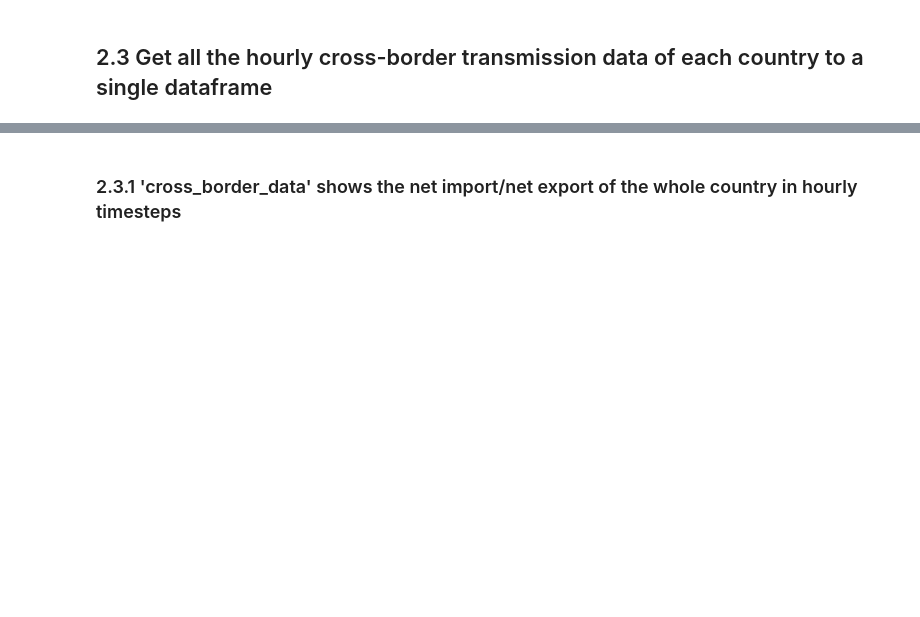
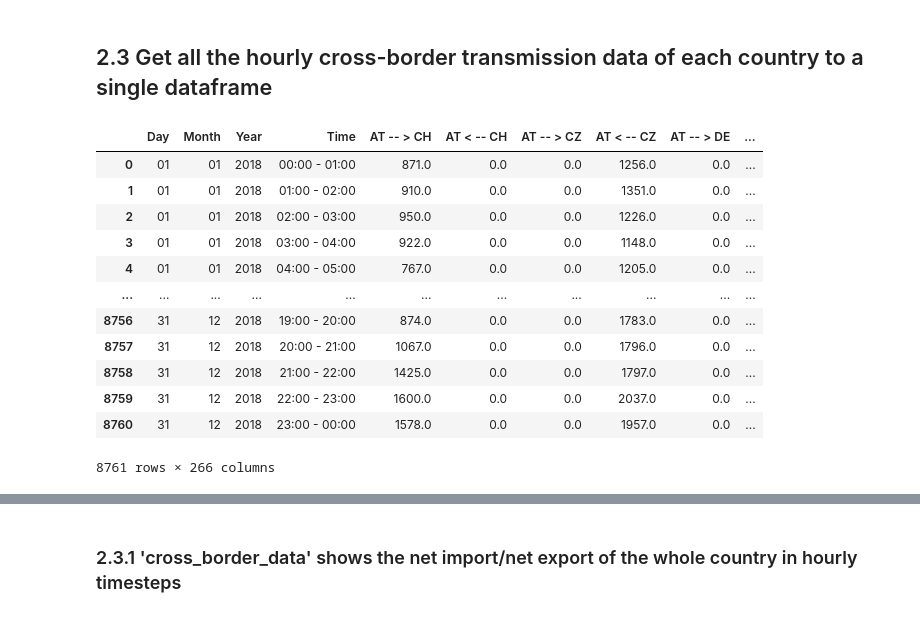
Before and after one commit to lovinduw/Consolidation, a Jupyter notebook: Scripts/main.ipynb, the cells around one changed output, grey strips where cells are left out. Drawn from its saved outputs; the diff is of its cells as text; code cells hidden in the pictures; blank space fills up the shorter version.

```diff
--- a/Scripts/main.ipynb
+++ b/Scripts/main.ipynb
@@ -98,0 +97,16 @@ crossborder_data, transmission_data = dp.cross_border(abbr_list)
+# %%
+display(transmission_data)
+# %% [output]
+|  | Day | Month | Year | Time | AT -- > CH | AT < -- CH | AT -- > CZ | AT < -- CZ | AT -- > DE | ... |
+| 0 | 01 | 01 | 2018 | 00:00 - 01:00 | 871.0 | 0.0 | 0.0 | 1256.0 | 0.0 | ... |
+| 1 | 01 | 01 | 2018 | 01:00 - 02:00 | 910.0 | 0.0 | 0.0 | 1351.0 | 0.0 | ... |
+| 2 | 01 | 01 | 2018 | 02:00 - 03:00 | 950.0 | 0.0 | 0.0 | 1226.0 | 0.0 | ... |
+| 3 | 01 | 01 | 2018 | 03:00 - 04:00 | 922.0 | 0.0 | 0.0 | 1148.0 | 0.0 | ... |
+| 4 | 01 | 01 | 2018 | 04:00 - 05:00 | 767.0 | 0.0 | 0.0 | 1205.0 | 0.0 | ... |
+| ... | ... | ... | ... | ... | ... | ... | ... | ... | ... | ... |
+| 8756 | 31 | 12 | 2018 | 19:00 - 20:00 | 874.0 | 0.0 | 0.0 | 1783.0 | 0.0 | ... |
+| 8757 | 31 | 12 | 2018 | 20:00 - 21:00 | 1067.0 | 0.0 | 0.0 | 1796.0 | 0.0 | ... |
+| 8758 | 31 | 12 | 2018 | 21:00 - 22:00 | 1425.0 | 0.0 | 0.0 | 1797.0 | 0.0 | ... |
+| 8759 | 31 | 12 | 2018 | 22:00 - 23:00 | 1600.0 | 0.0 | 0.0 | 2037.0 | 0.0 | ... |
+| 8760 | 31 | 12 | 2018 | 23:00 - 00:00 | 1578.0 | 0.0 | 0.0 | 1957.0 | 0.0 | ... |
+8761 rows × 266 columns
```
Also changed, not shown: parts of 11 cells of this notebook, 3 other files.
